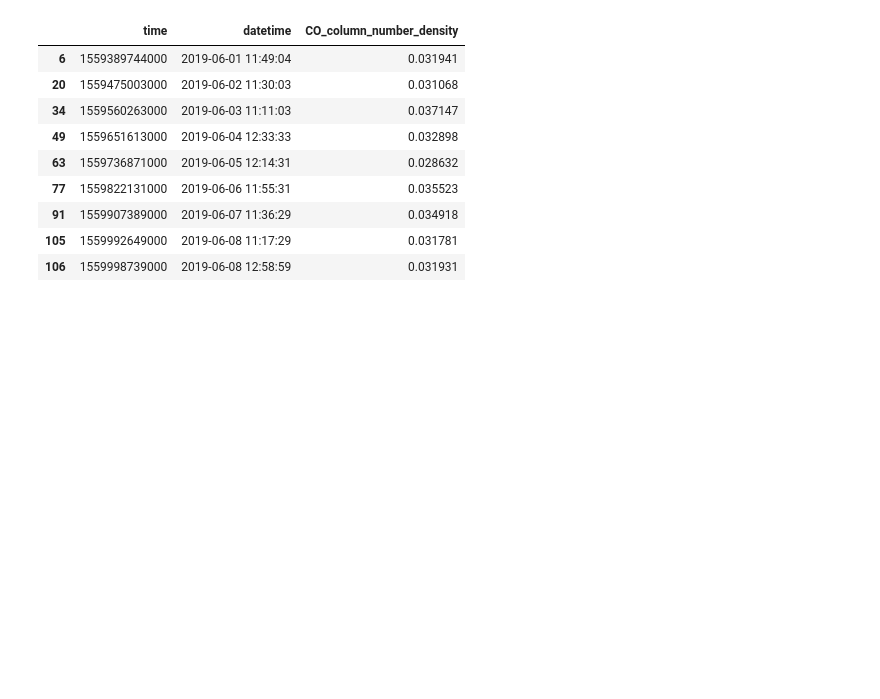
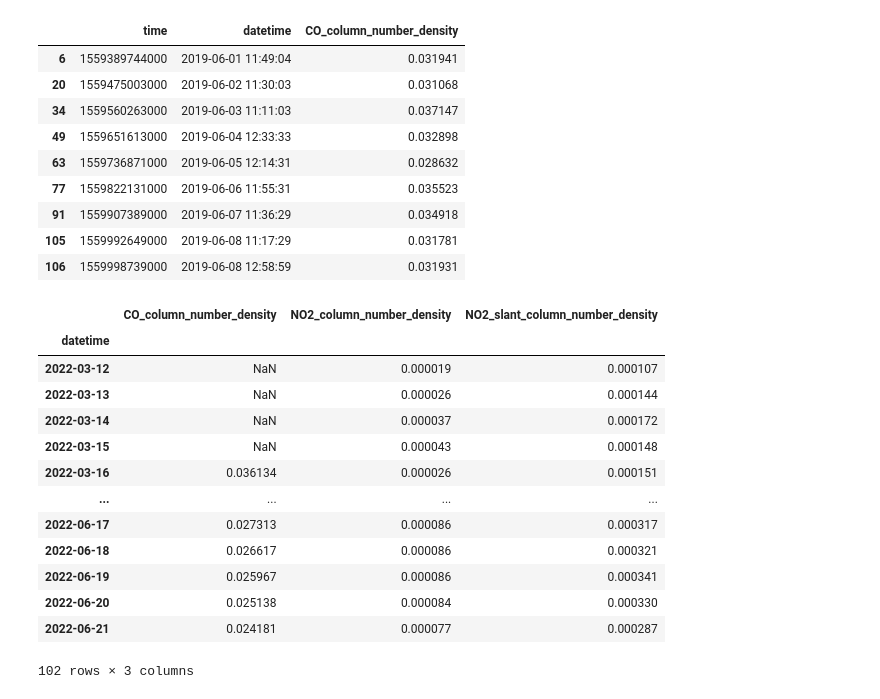
Before and after one commit to strny0/cassini4, a Jupyter notebook: prototypes/earth_engine.ipynb, the cells around one changed output. Saved outputs shown, nothing was run; the diff lists cells and outputs as text; code cells hidden in the pictures; blank space fills up the shorter version.

```diff
--- a/prototypes/earth_engine.ipynb
+++ b/prototypes/earth_engine.ipynb
@@ -93,3 +89,50 @@ def display_ee_data(collection: ee.Collection, position: tuple[float, float], op
     return my_map
 # %%
 M = display_ee_data(collection, (4.8148, 45.7758), 0.5)
+# %%
+def explore_eps(position, scale, duration):
+    to_get = [
+        ("COPERNICUS/S5P/NRTI/L3_CO",  ["CO_column_number_density"]),
+        ("COPERNICUS/S5P/OFFL/L3_NO2", ["NO2_column_number_density", "NO2_slant_column_number_density"]),
+        ("COPERNICUS/S5P/OFFL/L3_CH4", ["CH4_column_volume_mixing_ratio_dry_air_bias_corrected"]),
+    ]
+
+    date_start, date_end = duration
+
+    dfs = []
+    for (collection_id, bands) in to_get:
+        collection = ee.ImageCollection(collection_id).select(bands).filterDate(date_start, date_end)
+        df = ee_array_to_df(collection.getRegion(ee.Geometry.Point(*position), scale).getInfo(), bands)
+        if not df.empty:
+            dfs.append(df)
+
+    dfs_resampled = []
+    for tmp_df in dfs:
+        df_resampled = tmp_df.resample('D', on='datetime').mean().bfill() # <- BFILL FOR INTERPOLATION!
+        dfs_resampled.append(df_resampled)
+
+    combined_datasource = []
+    if dfs_resampled:
+        combined_datasource = dfs_resampled[0]
+        for df in dfs_resampled[1:]:
+            combined_datasource = combined_datasource.join(df, how='outer')
+
+    return combined_datasource
+# %%
+# IN2022258338BBG 28.6848 77.8173196
+explore_eps((28.6848, 77.8173196), 1, ('2022-01-01', '2022-06-22'))
+# %% [output]
+|  | CO_column_number_density | NO2_column_number_density | NO2_slant_column_number_density |
+| datetime |  |  |  |
+| 2022-03-12 | NaN | 0.000019 | 0.000107 |
+| 2022-03-13 | NaN | 0.000026 | 0.000144 |
+| 2022-03-14 | NaN | 0.000037 | 0.000172 |
+| 2022-03-15 | NaN | 0.000043 | 0.000148 |
+| 2022-03-16 | 0.036134 | 0.000026 | 0.000151 |
+| ... | ... | ... | ... |
+| 2022-06-17 | 0.027313 | 0.000086 | 0.000317 |
+| 2022-06-18 | 0.026617 | 0.000086 | 0.000321 |
+| 2022-06-19 | 0.025967 | 0.000086 | 0.000341 |
+| 2022-06-20 | 0.025138 | 0.000084 | 0.000330 |
+| 2022-06-21 | 0.024181 | 0.000077 | 0.000287 |
+102 rows × 3 columns
```
Also changed, not shown: parts of 11 cells of this notebook, 2 other files.
